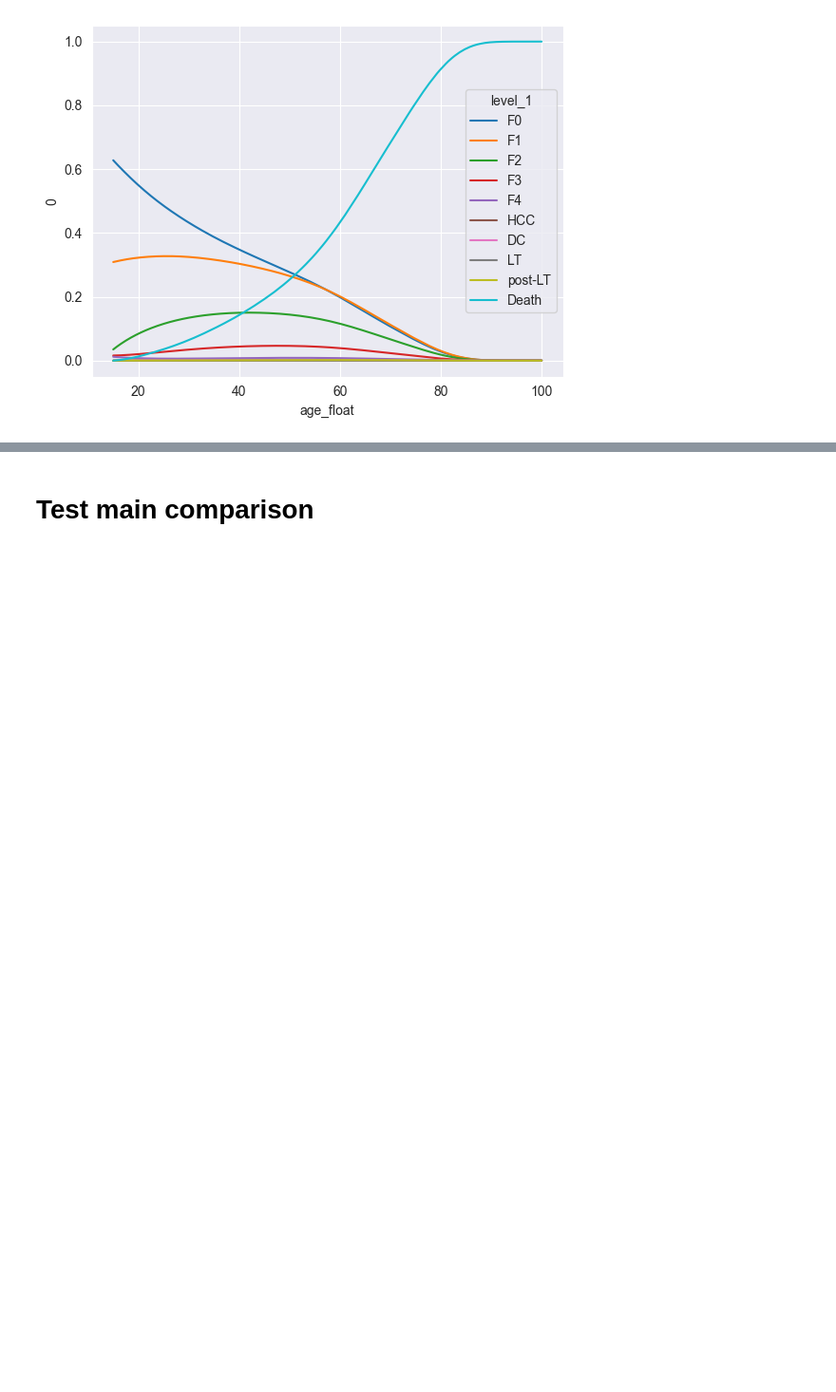
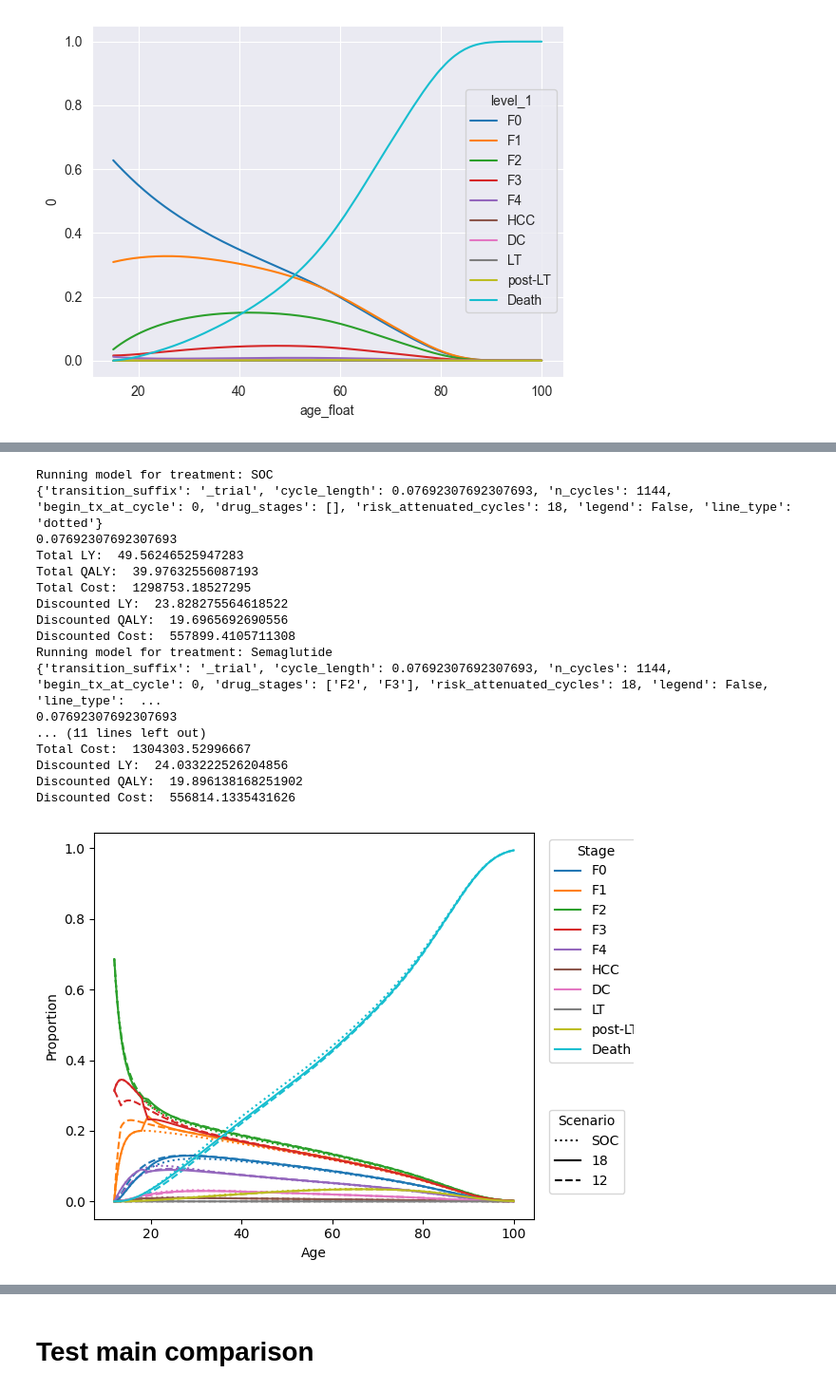
Before and after one commit to ConorMesser/glp1_cea, a Jupyter notebook: final_project.ipynb, the cells around one changed output, grey strips where cells are left out. Shown at 95% size. Saved outputs shown, nothing was run; the diff lists cells and outputs as text; code cells hidden in the pictures; blank space fills up the shorter version.

```diff
--- a/final_project.ipynb
+++ b/final_project.ipynb
@@ -86,0 +235,25 @@ plot_trace(trace_rm)
+# %%
+results, traces = run_comparison('./final_baseline_transition_probs.csv',
+               initial_prevalence, ['SOC', 'Semaglutide', 'Semaglutide'], rr=[1, 1.56, 1.56], pr=[1, 0.6097424116233234, 0.6097424116233234],
+               transition_suffix=baseline_tm_suffix, labels=['SOC', '12', '18'], cycle_length=cycle_length, n_cycles=n_cycles,
+                                begin_tx_at_cycle=[0, 0,cycle_num_year*6], drug_stages=[[],['F2', 'F3'],['F2', 'F3']],
+                                 risk_attenuated_cycles=risk_cycles, legend=[False, False, True], line_type=['dotted', 'dashed', 'solid'])
+# %% [output]
+Running model for treatment: SOC
+{'transition_suffix': '_trial', 'cycle_length': 0.07692307692307693, 'n_cycles': 1144, 'begin_tx_at_cycle': 0, 'drug_stages': [], 'risk_attenuated_cycles': 18, 'legend': False, 'line_type': 'dotted'}
+0.07692307692307693
+Total LY:  49.56246525947283
+Total QALY:  39.97632556087193
+Total Cost:  1298753.18527295
+Discounted LY:  23.828275564618522
+Discounted QALY:  19.6965692690556
+Discounted Cost:  557899.4105711308
+Running model for treatment: Semaglutide
+{'transition_suffix': '_trial', 'cycle_length': 0.07692307692307693, 'n_cycles': 1144, 'begin_tx_at_cycle': 0, 'drug_stages': ['F2', 'F3'], 'risk_attenuated_cycles': 18, 'legend': False, 'line_type':  ...
+0.07692307692307693
+... (11 lines left out)
+Total Cost:  1304303.52996667
+Discounted LY:  24.033222526204856
+Discounted QALY:  19.896138168251902
+Discounted Cost:  556814.1335431626
+[figure, added]
```
Also changed, not shown: parts of 21 cells of this notebook, 3 other files.
